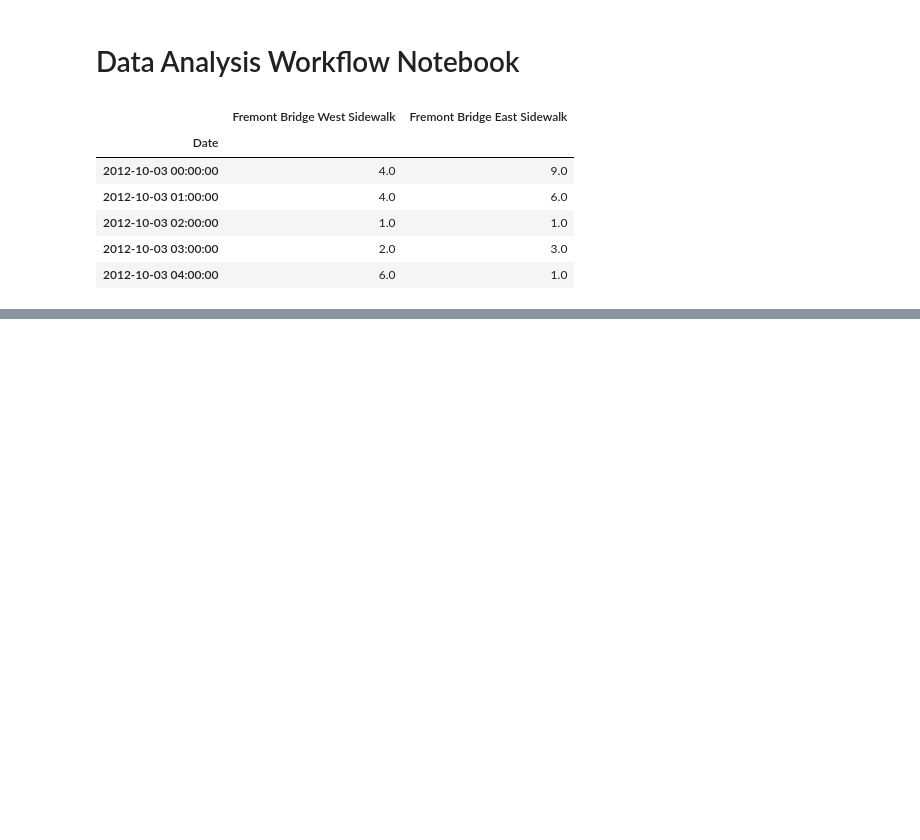
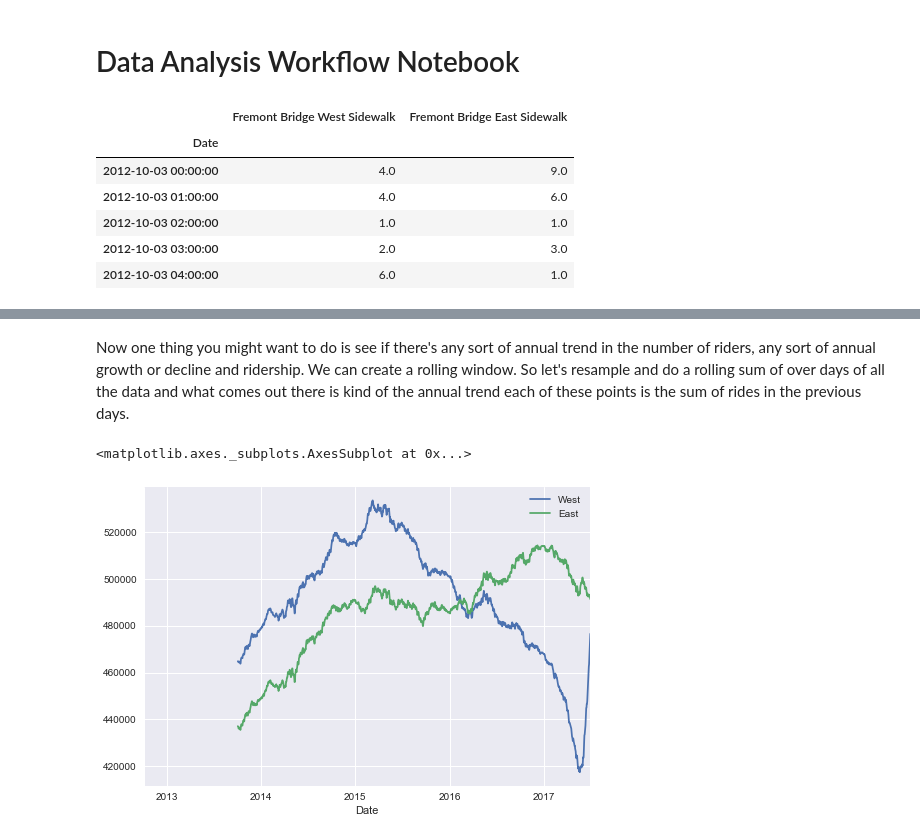
Before and after one commit to shoaibb/Jupyter_Data_Analysis, a Jupyter notebook: Data_Analysis.ipynb, the cells around one changed output, grey strips where cells are left out. Drawn from its saved outputs; the diff is of its cells as text; code cells hidden in the pictures; blank space fills up the shorter version.

```diff
--- a/Data_Analysis.ipynb
+++ b/Data_Analysis.ipynb
@@ -30,0 +43,16 @@ data.resample('W').sum().plot()
+# %% [markdown]
+Now one thing you might want to do is see if
+there's any sort of annual trend in the
+number of riders, any sort of annual
+growth or decline and ridership. We can create a
+rolling window. So let's resample and
+do a rolling sum of over  days of all
+the data and what comes out there is
+kind of the annual trend each of these
+points is the sum of rides in the
+previous days.
+# %%
+data.resample('D').sum().rolling(365).sum().plot()
+# %% [output]
+<matplotlib.axes._subplots.AxesSubplot at 0x...>
+[figure, added]
```
Also changed, not shown: parts of 22 cells of this notebook.
